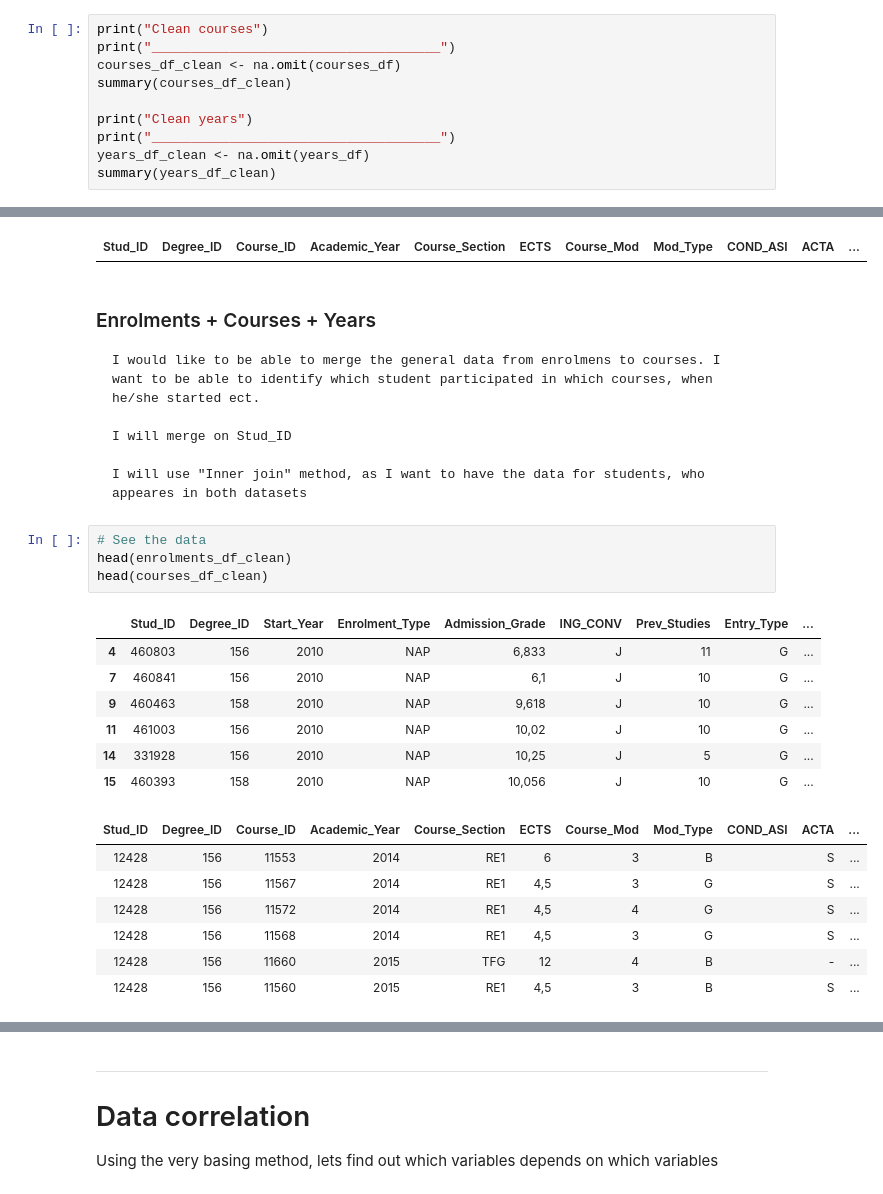
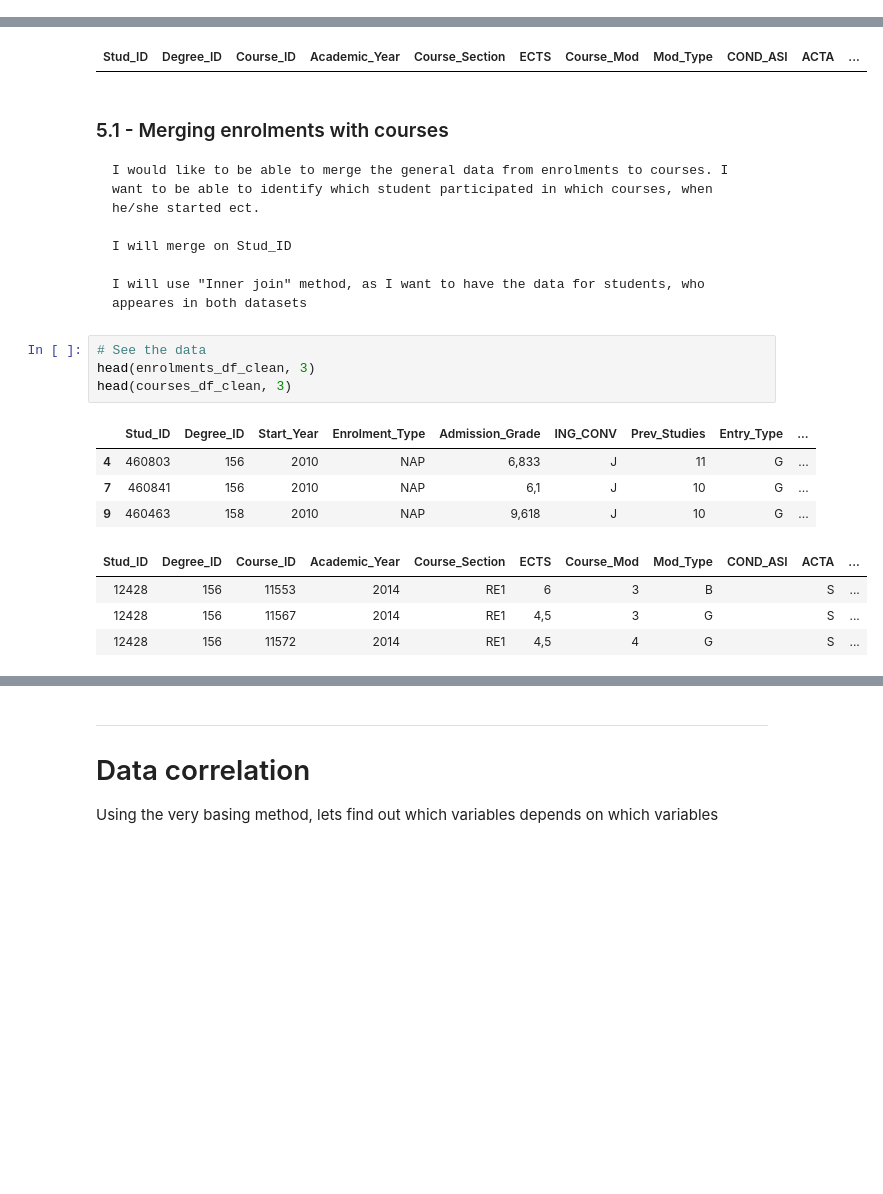
Before and after one commit to adamKuzanski/EduucatonalDataAnalysis, a Jupyter notebook: dataAnalysis.ipynb, the cells around one changed output, grey strips where cells are left out. Cells and saved outputs as stored; diff of their text form; blank space fills up the shorter version.

```diff
--- a/dataAnalysis.ipynb
+++ b/dataAnalysis.ipynb
@@ -448,10 +505,0 @@ summary(years_df)
-# %%
-print("Clean courses")
-print("_____________________________________")
-courses_df_clean <- na.omit(courses_df)
-summary(courses_df_clean)
-
-print("Clean years")
-print("_____________________________________")
-years_df_clean <- na.omit(years_df)
-summary(years_df_clean)
@@ -513,30 +587,24 @@ head(courses_df_clean, 0)
 | Stud_ID | Degree_ID | Academic_Year | Stud_Job | Stud_Scholarship | Is_Reg_Open | Credits_Total | ... |
 | Stud_ID | Degree_ID | Course_ID | Academic_Year | Course_Section | ECTS | Course_Mod | Mod_Type | COND_ASI | ACTA | ... |
 # %% [markdown]
-### Enrolments + Courses + Years
-    I would like to be able to merge the general data from enrolmens to courses. I want to be able to identify which student participated in which courses, when he/she started ect.
+### 5.1 - Merging enrolments with courses
+    I would like to be able to merge the general data from enrolments to courses. I want to be able to identify which student participated in which courses, when he/she started ect.
 
     I will merge on Stud_ID
 
     I will use "Inner join" method, as I want to have the data for students, who appeares in both datasets
 # %%
 # See the data
-head(enrolments_df_clean)
-head(courses_df_clean)
+head(enrolments_df_clean, 3)
+head(courses_df_clean, 3)
 # %% [output]
 |  | Stud_ID | Degree_ID | Start_Year | Enrolment_Type | Admission_Grade | ING_CONV | Prev_Studies | Entry_Type | ... |
 | 4 | 460803 | 156 | 2010 | NAP | 6,833 | J | 11 | G | ... |
 | 7 | 460841 | 156 | 2010 | NAP | 6,1 | J | 10 | G | ... |
 | 9 | 460463 | 158 | 2010 | NAP | 9,618 | J | 10 | G | ... |
-| 11 | 461003 | 156 | 2010 | NAP | 10,02 | J | 10 | G | ... |
-| 14 | 331928 | 156 | 2010 | NAP | 10,25 | J | 5 | G | ... |
-| 15 | 460393 | 158 | 2010 | NAP | 10,056 | J | 10 | G | ... |
 | Stud_ID | Degree_ID | Course_ID | Academic_Year | Course_Section | ECTS | Course_Mod | Mod_Type | COND_ASI | ACTA | ... |
 | 12428 | 156 | 11553 | 2014 | RE1 | 6 | 3 | B |  | S | ... |
 | 12428 | 156 | 11567 | 2014 | RE1 | 4,5 | 3 | G |  | S | ... |
 | 12428 | 156 | 11572 | 2014 | RE1 | 4,5 | 4 | G |  | S | ... |
-| 12428 | 156 | 11568 | 2014 | RE1 | 4,5 | 3 | G |  | S | ... |
-| 12428 | 156 | 11660 | 2015 | TFG | 12 | 4 | B |  | - | ... |
-| 12428 | 156 | 11560 | 2015 | RE1 | 4,5 | 3 | B |  | S | ... |
 # %%
 # merge two data frames by Stud_ID
```
Also changed, not shown: parts of 41 cells of this notebook.
